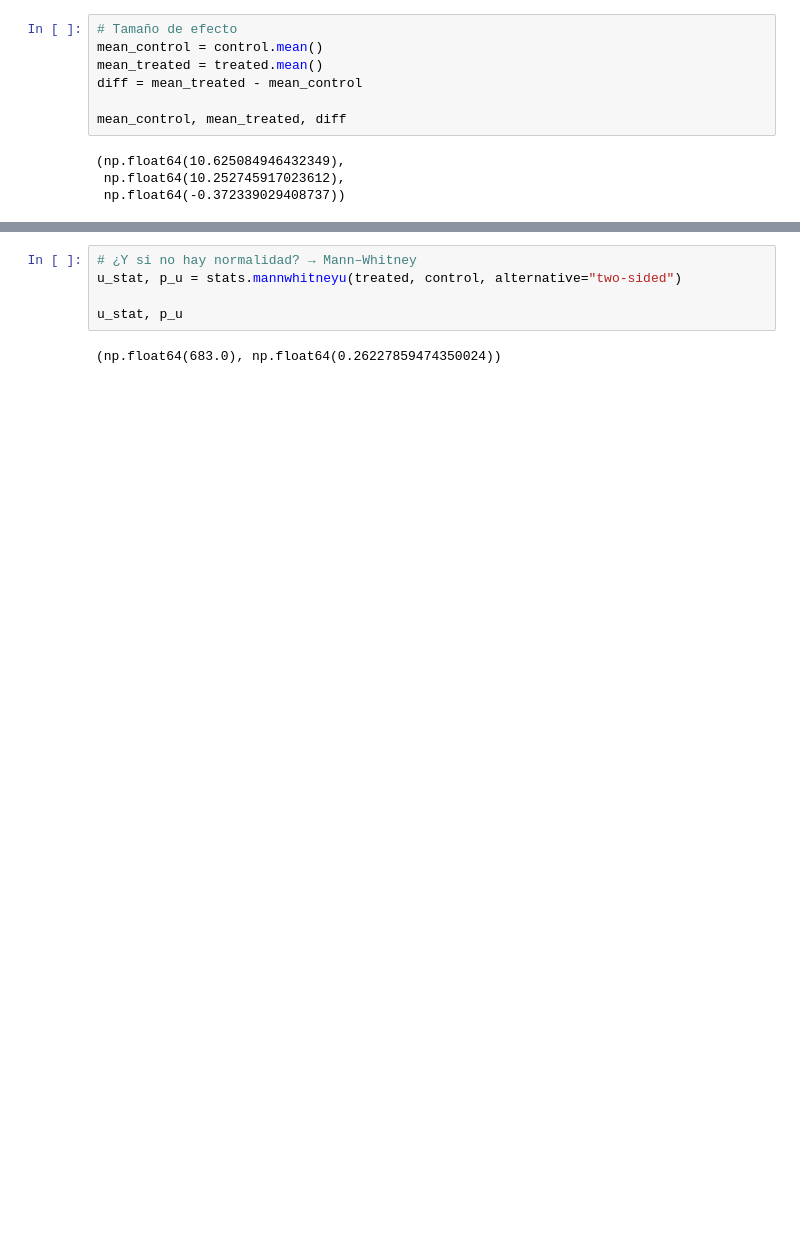
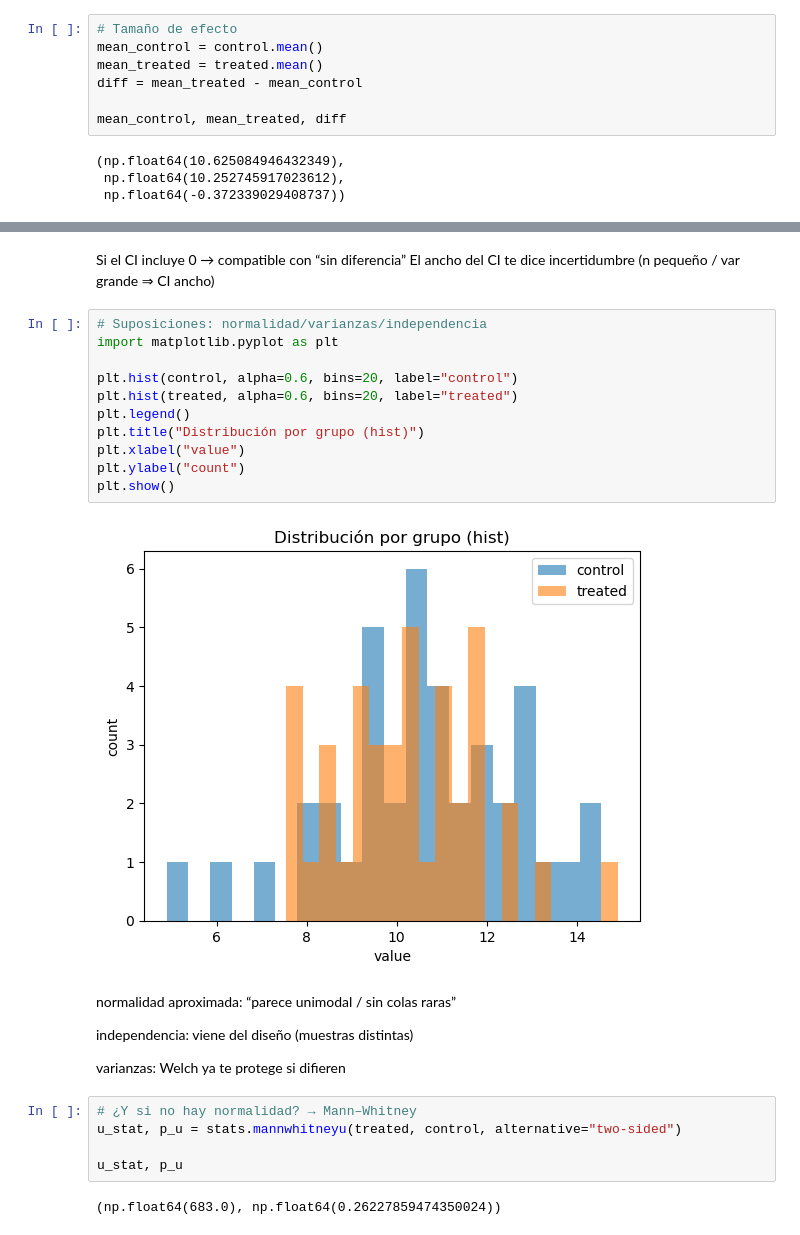
Before and after one commit to Raulomon/bioinformatics-learning, a Jupyter notebook: notebooks/00 Minimum base/03_stats_basico.ipynb, the cells around one changed output, grey strips where cells are left out. Cells and saved outputs as stored; diff of their text form; blank space fills up the shorter version.

```diff
--- a/notebooks/00 Minimum base/03_stats_basico.ipynb
+++ b/notebooks/00 Minimum base/03_stats_basico.ipynb
@@ -88,3 +158,25 @@ mean_control, mean_treated, diff
+# %% [markdown]
+Si el CI incluye 0 → compatible con “sin diferencia”
+El ancho del CI te dice incertidumbre (n pequeño / var grande ⇒ CI ancho)
+# %%
+# Suposiciones: normalidad/varianzas/independencia
+import matplotlib.pyplot as plt
+
+plt.hist(control, alpha=0.6, bins=20, label="control")
+plt.hist(treated, alpha=0.6, bins=20, label="treated")
+plt.legend()
+plt.title("Distribución por grupo (hist)")
+plt.xlabel("value")
+plt.ylabel("count")
+plt.show()
+# %% [output]
+[figure, added]
+# %% [markdown]
+normalidad aproximada: “parece unimodal / sin colas raras”
+
+independencia: viene del diseño (muestras distintas)
+
+varianzas: Welch ya te protege si difieren
 # %%
 # ¿Y si no hay normalidad? → Mann–Whitney
 u_stat, p_u = stats.mannwhitneyu(treated, control, alternative="two-sided")
```
Also changed, not shown: parts of 17 cells of this notebook.
